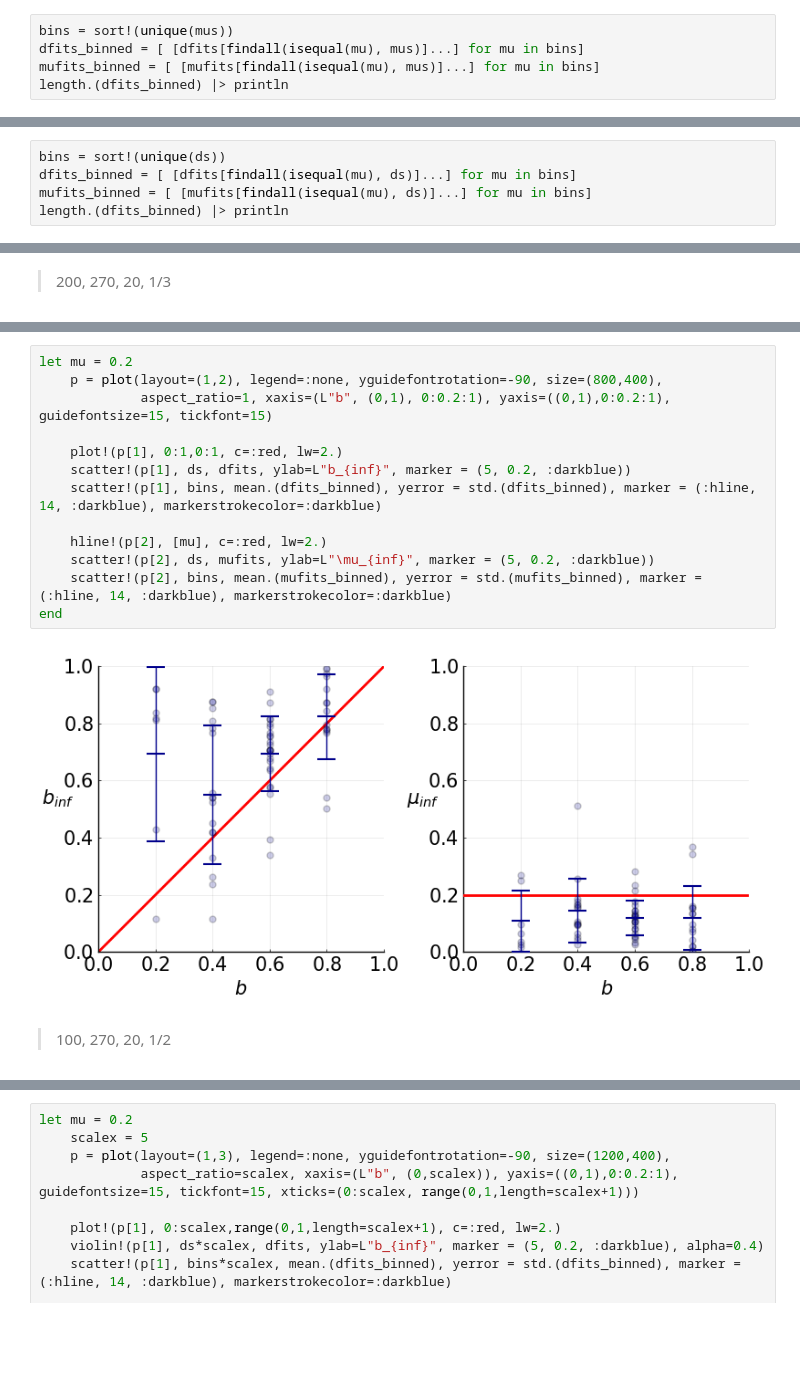
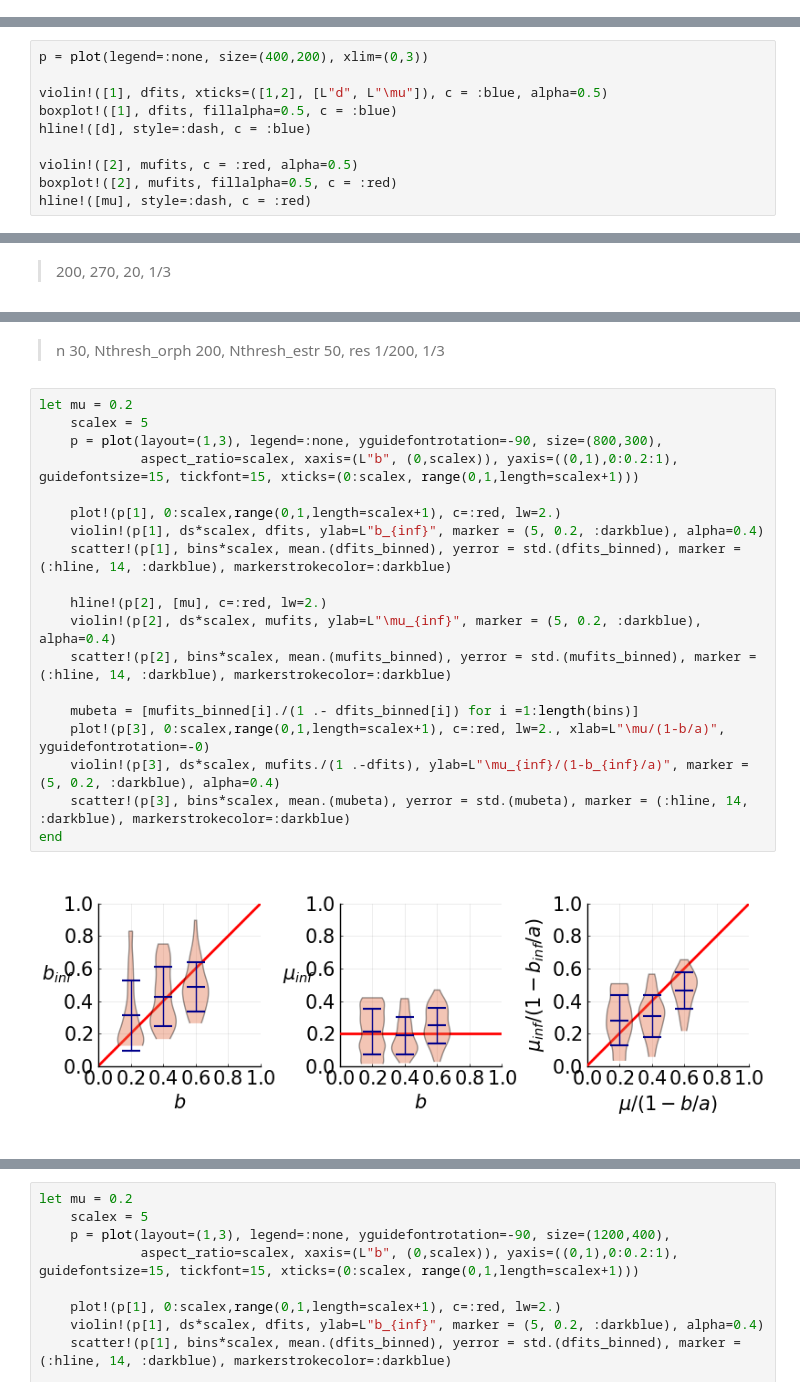
Before and after one commit to aangaji/Turnover, a Jupyter notebook: need_rework/inference_spatialdata.ipynb, the cells around one changed output, grey strips where cells are left out. Cells and saved outputs as stored; diff of their text form; blank space fills up the shorter version.

```diff
--- a/inference_spatialdata.ipynb
+++ b/need_rework/inference_spatialdata.ipynb
@@ -290,8 +316,3 @@ let d = 0.4
         next!(prog)
     end
 end
-# %%
-bins = sort!(unique(mus))
-dfits_binned = [ [dfits[findall(isequal(mu), mus)]...] for mu in bins]
-mufits_binned = [ [mufits[findall(isequal(mu), mus)]...] for mu in bins]
-length.(dfits_binned) |> println
@@ -318,0 +412,10 @@ end
+# %%
+p = plot(legend=:none, size=(400,200), xlim=(0,3))
+
+violin!([1], dfits, xticks=([1,2], [L"d", L"\mu"]), c = :blue, alpha=0.5)
+boxplot!([1], dfits, fillalpha=0.5, c = :blue)
+hline!([d], style=:dash, c = :blue)
+
+violin!([2], mufits, c = :red, alpha=0.5)
+boxplot!([2], mufits, fillalpha=0.5, c = :red)
+hline!([mu], style=:dash, c = :red)
@@ -503,6 +565 @@ dataset = include("Turnover/inference_spatialdata_results.jl")[1]
 ds, dfits, mufits = dataset.ds, dataset.dfits, dataset.mufits;
-# %%
-bins = sort!(unique(ds))
-dfits_binned = [ [dfits[findall(isequal(mu), ds)]...] for mu in bins]
-mufits_binned = [ [mufits[findall(isequal(mu), ds)]...] for mu in bins]
-length.(dfits_binned) |> println
@@ -626,17 +917,23 @@ end
+# %% [markdown]
+> n 30, Nthresh_orph 200, Nthresh_estr 50, res 1/200, 1/3
 # %%
 let mu = 0.2
-    p = plot(layout=(1,2), legend=:none, yguidefontrotation=-90, size=(800,400),
-             aspect_ratio=1, xaxis=(L"b", (0,1), 0:0.2:1), yaxis=((0,1),0:0.2:1), guidefontsize=15, tickfont=15)
+    scalex = 5
+    p = plot(layout=(1,3), legend=:none, yguidefontrotation=-90, size=(800,300),
+             aspect_ratio=scalex, xaxis=(L"b", (0,scalex)), yaxis=((0,1),0:0.2:1), guidefontsize=15, tickfont=15, xticks=(0:scalex, range(0,1,length=scalex+1)))
 
-    plot!(p[1], 0:1,0:1, c=:red, lw=2.)
-    scatter!(p[1], ds, dfits, ylab=L"b_{inf}", marker = (5, 0.2, :darkblue))
-    scatter!(p[1], bins, mean.(dfits_binned), yerror = std.(dfits_binned), marker = (:hline, 14, :darkblue), markerstrokecolor=:darkblue)
+    plot!(p[1], 0:scalex,range(0,1,length=scalex+1), c=:red, lw=2.)
+    violin!(p[1], ds*scalex, dfits, ylab=L"b_{inf}", marker = (5, 0.2, :darkblue), alpha=0.4)
+    scatter!(p[1], bins*scalex, mean.(dfits_binned), yerror = std.(dfits_binned), marker = (:hline, 14, :darkblue), markerstrokecolor=:darkblue)
 
     hline!(p[2], [mu], c=:red, lw=2.)
-    scatter!(p[2], ds, mufits, ylab=L"\mu_{inf}", marker = (5, 0.2, :darkblue))
-    scatter!(p[2], bins, mean.(mufits_binned), yerror = std.(mufits_binned), marker = (:hline, 14, :darkblue), markerstrokecolor=:darkblue)
+    violin!(p[2], ds*scalex, mufits, ylab=L"\mu_{inf}", marker = (5, 0.2, :darkblue), alpha=0.4)
+    scatter!(p[2], bins*scalex, mean.(mufits_binned), yerror = std.(mufits_binned), marker = (:hline, 14, :darkblue), markerstrokecolor=:darkblue)
+
+    mubeta = [mufits_binned[i]./(1 .- dfits_binned[i]) for i =1:length(bins)]
+    plot!(p[3], 0:scalex,range(0,1,length=scalex+1), c=:red, lw=2., xlab=L"\mu/(1-b/a)", yguidefontrotation=-0)
+    violin!(p[3], ds*scalex, mufits./(1 .-dfits), ylab=L"\mu_{inf}/(1-b_{inf}/a)", marker = (5, 0.2, :darkblue), alpha=0.4)
+    scatter!(p[3], bins*scalex, mean.(mubeta), yerror = std.(mubeta), marker = (:hline, 14, :darkblue), markerstrokecolor=:darkblue)
 end
 # %% [output]
-[figure, old version]
+[figure, new version]
-# %% [markdown]
-> 100, 270, 20, 1/2
```
Also changed, not shown: parts of 68 cells of this notebook, 48 other files.
